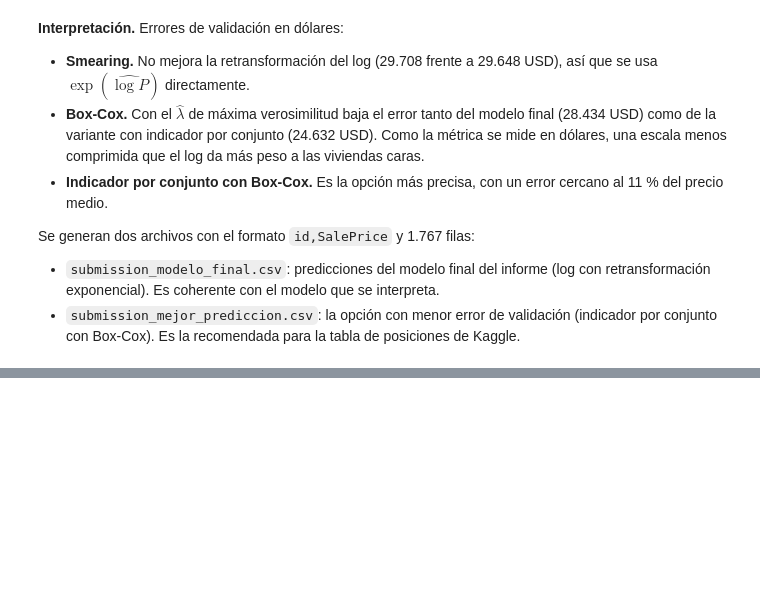
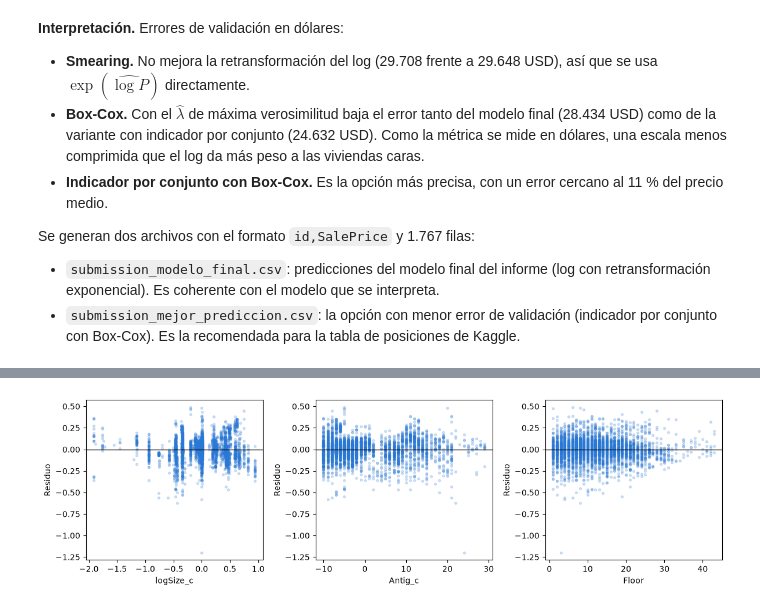
Before and after one commit to DiegoFS99/proyecto-mae, a Jupyter notebook: modelo_regresion_lineal.ipynb, the cells around one changed output, grey strips where cells are left out. Saved outputs shown, nothing was run; the diff lists cells and outputs as text; code cells hidden in the pictures; blank space fills up the shorter version.

```diff
--- a/modelo_regresion_lineal.ipynb
+++ b/modelo_regresion_lineal.ipynb
@@ -1797,0 +1862,10 @@ Se generan dos archivos con el formato `id,SalePrice` y 1.767 filas:
+# %%
+fig, axes = plt.subplots(1, 3, figsize=(12, 3.5))
+for ax, variable in zip(axes, ['logSize_c', 'Antig_c', 'Floor']):
+    ax.scatter(train[variable], residuos, s=8, alpha=0.2, color=AZUL)
+    ax.axhline(0, color='black', linewidth=1)
+    ax.set(xlabel=variable, ylabel='Residuo')
+plt.tight_layout()
+plt.show()
+# %% [output]
+[figure, added]
```
Also changed, not shown: parts of 31 cells of this notebook, 6 other files.
